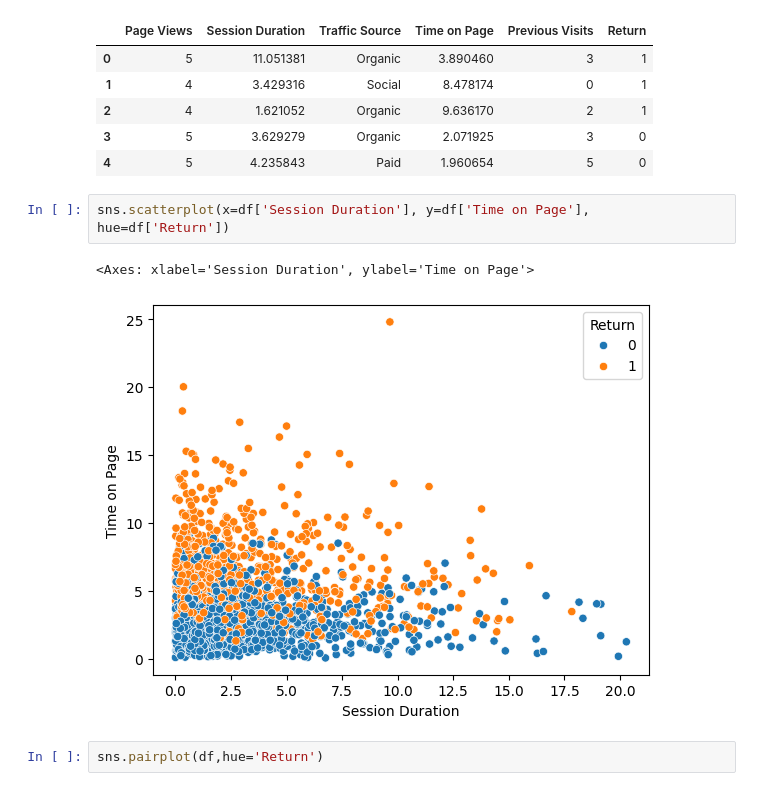
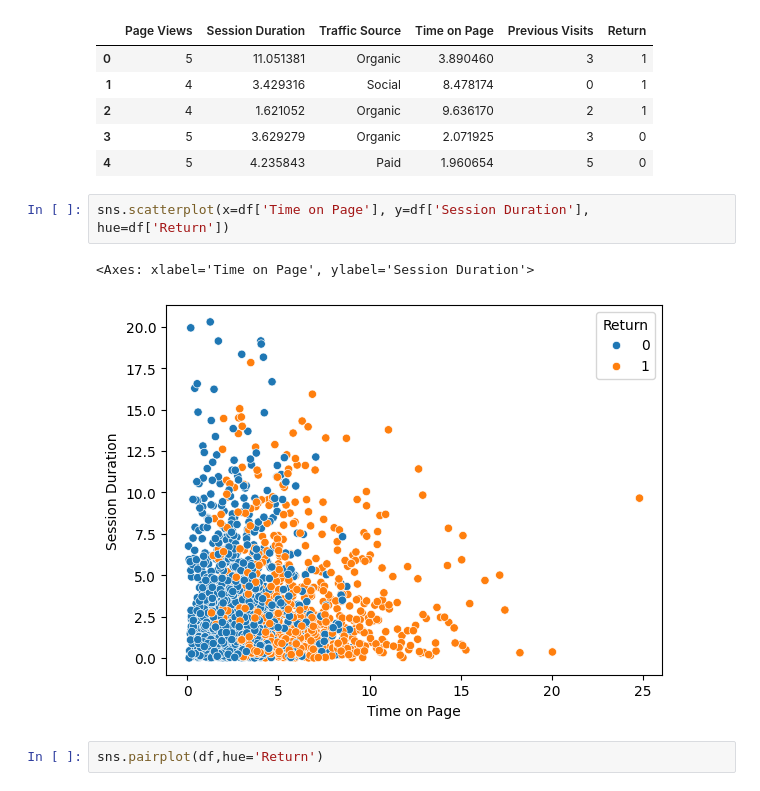
Before and after one commit to Himanshutiwari321/User-Return-Prediction---Startup---ML, a Jupyter notebook: notebooks/model_train.ipynb, the cells around one changed output. Saved outputs shown, nothing was run; the diff lists cells and outputs as text.

```diff
--- a/notebooks/model_train.ipynb
+++ b/notebooks/model_train.ipynb
@@ -32,10 +39,10 @@ df.head()
 | 3 | 5 | 3.629279 | Organic | 2.071925 | 3 | 0 |
 | 4 | 5 | 4.235843 | Paid | 1.960654 | 5 | 0 |
 # %%
-sns.scatterplot(x=df['Session Duration'], y=df['Time on Page'], hue=df['Return'])
+sns.scatterplot(x=df['Time on Page'], y=df['Session Duration'], hue=df['Return'])
 # %% [output]
-<Axes: xlabel='Session Duration', ylabel='Time on Page'>
+<Axes: xlabel='Time on Page', ylabel='Session Duration'>
-[figure, old version]
+[figure, new version]
 # %%
 sns.pairplot(df,hue='Return')
 # %% [output]
```
Also changed, not shown: parts of 21 cells of this notebook, 3 other files.
